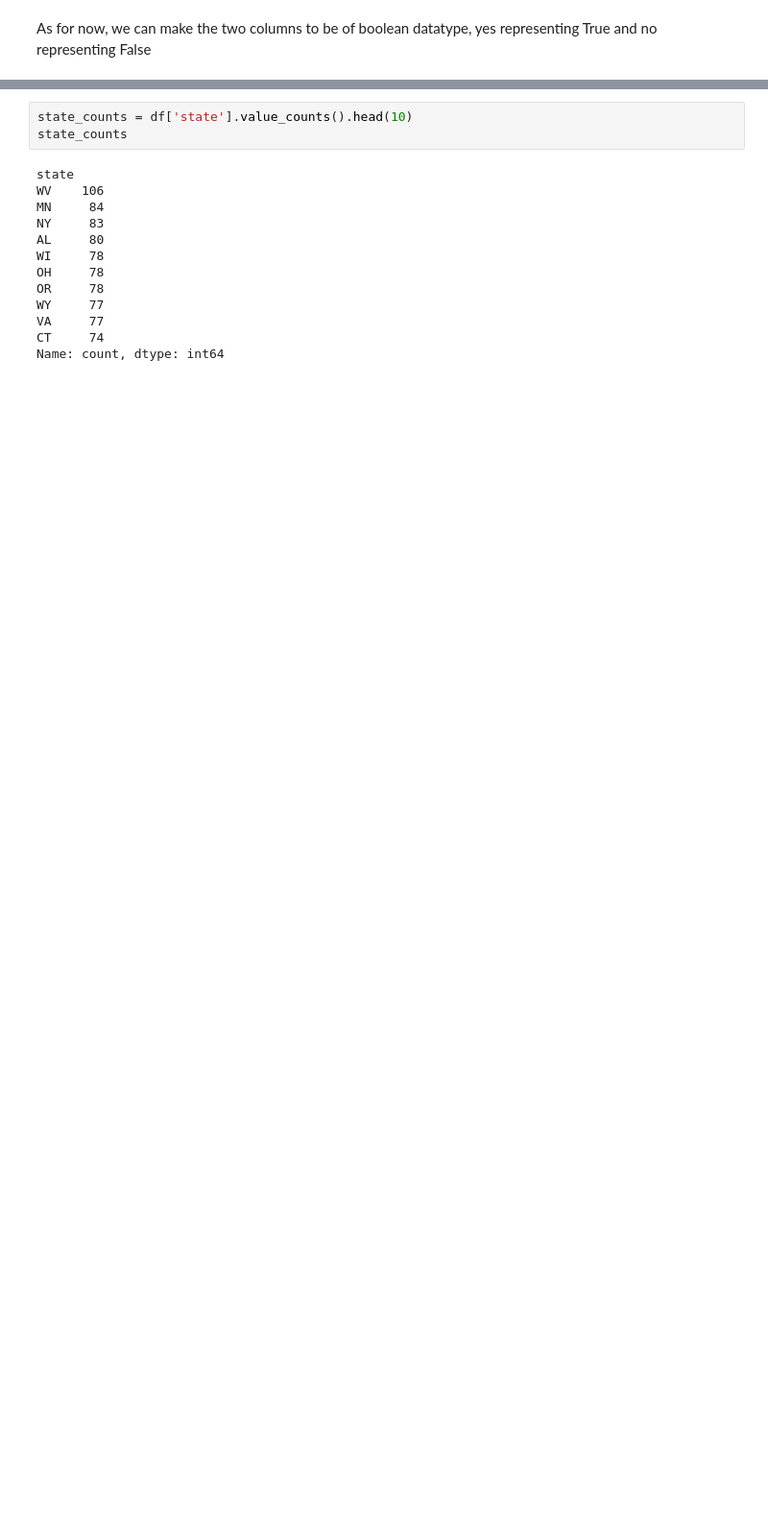
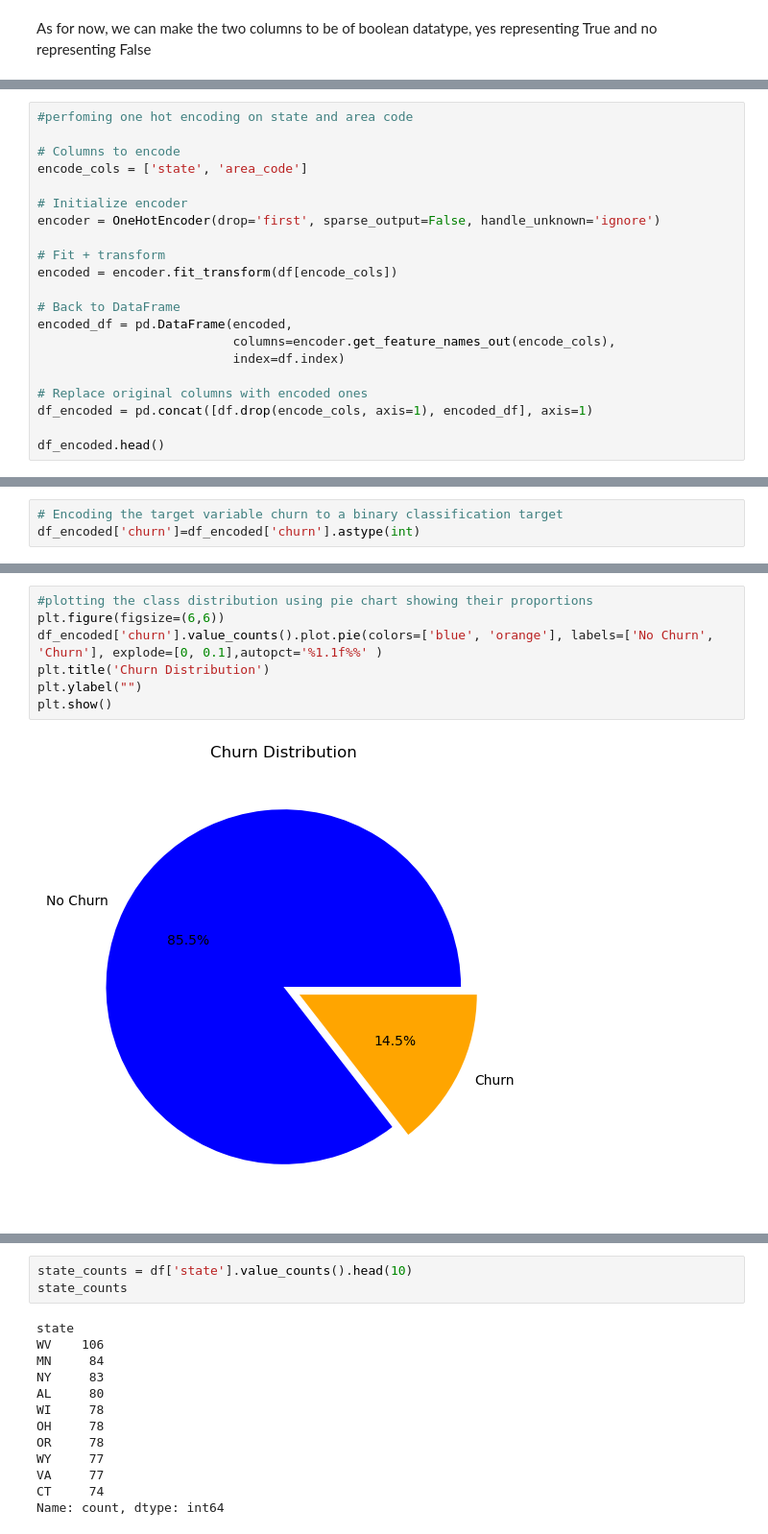
Before and after one commit to Kiplagat8/dsft13hybrid_phase3_project_group4, a Jupyter notebook: index.ipynb, the cells around one changed output, grey strips where cells are left out. Shown at 96% size. Saved outputs shown, nothing was run; the diff lists cells and outputs as text; blank space fills up the shorter version.

```diff
--- a/index.ipynb
+++ b/index.ipynb
@@ -137,0 +262,21 @@ memory usage: 524.2+ KB
+# %%
+#perfoming one hot encoding on state and area code
+
+# Columns to encode
+encode_cols = ['state', 'area_code']
+
+# Initialize encoder
+encoder = OneHotEncoder(drop='first', sparse_output=False, handle_unknown='ignore')
+
+# Fit + transform
+encoded = encoder.fit_transform(df[encode_cols])
+
+# Back to DataFrame
+encoded_df = pd.DataFrame(encoded,
+                          columns=encoder.get_feature_names_out(encode_cols),
+                          index=df.index)
+
+# Replace original columns with encoded ones
+df_encoded = pd.concat([df.drop(encode_cols, axis=1), encoded_df], axis=1)
+
+df_encoded.head()
@@ -137,0 +291,3 @@ memory usage: 524.2+ KB
+# %%
+# Encoding the target variable churn to a binary classification target
+df_encoded['churn']=df_encoded['churn'].astype(int)
@@ -138,3 +327,12 @@ memory usage: 524.2+ KB
+# %%
+#plotting the class distribution using pie chart showing their proportions
+plt.figure(figsize=(6,6))
+df_encoded['churn'].value_counts().plot.pie(colors=['blue', 'orange'], labels=['No Churn', 'Churn'], explode=[0, 0.1],autopct='%1.1f%%' )
+plt.title('Churn Distribution')
+plt.ylabel("")
+plt.show()
+# %% [output]
+[figure, added]
 # %%
 #Assign the variable state_counts to the top 10 states by customers
 state_counts = df['state'].value_counts().head(10).reset_index()
```
Also changed, not shown: parts of 94 cells of this notebook.
